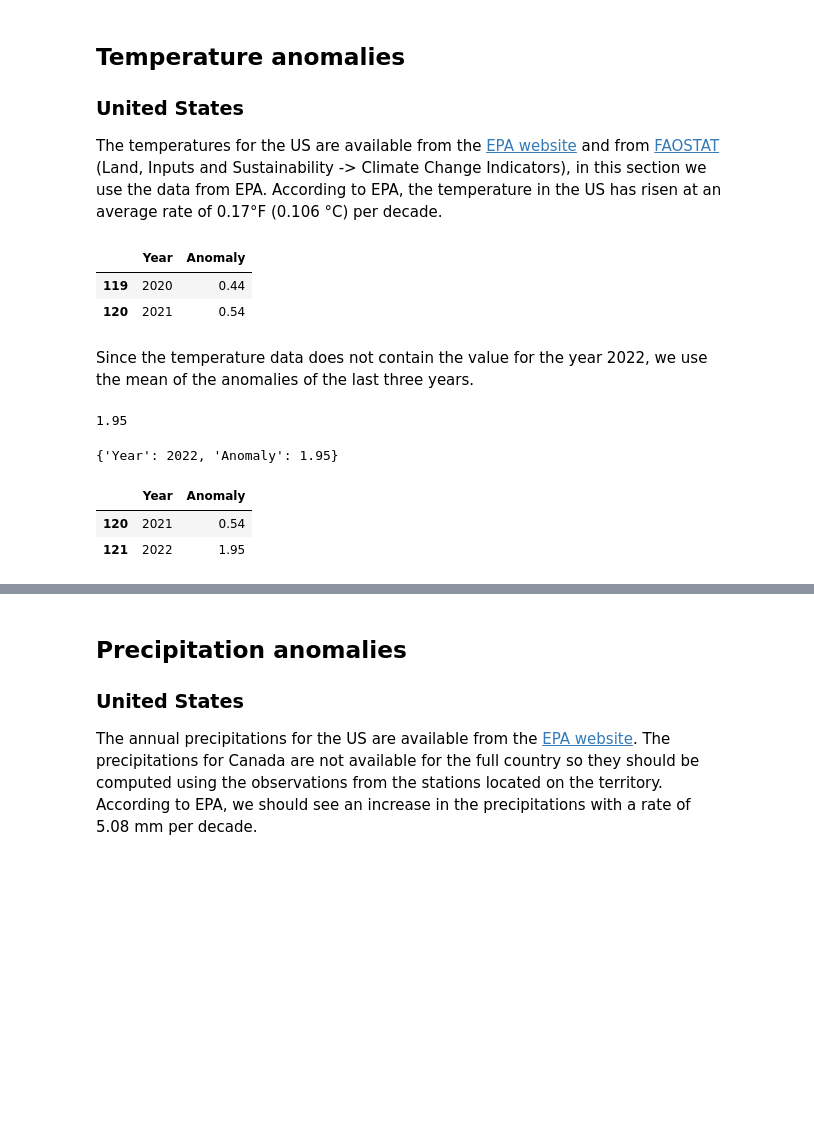
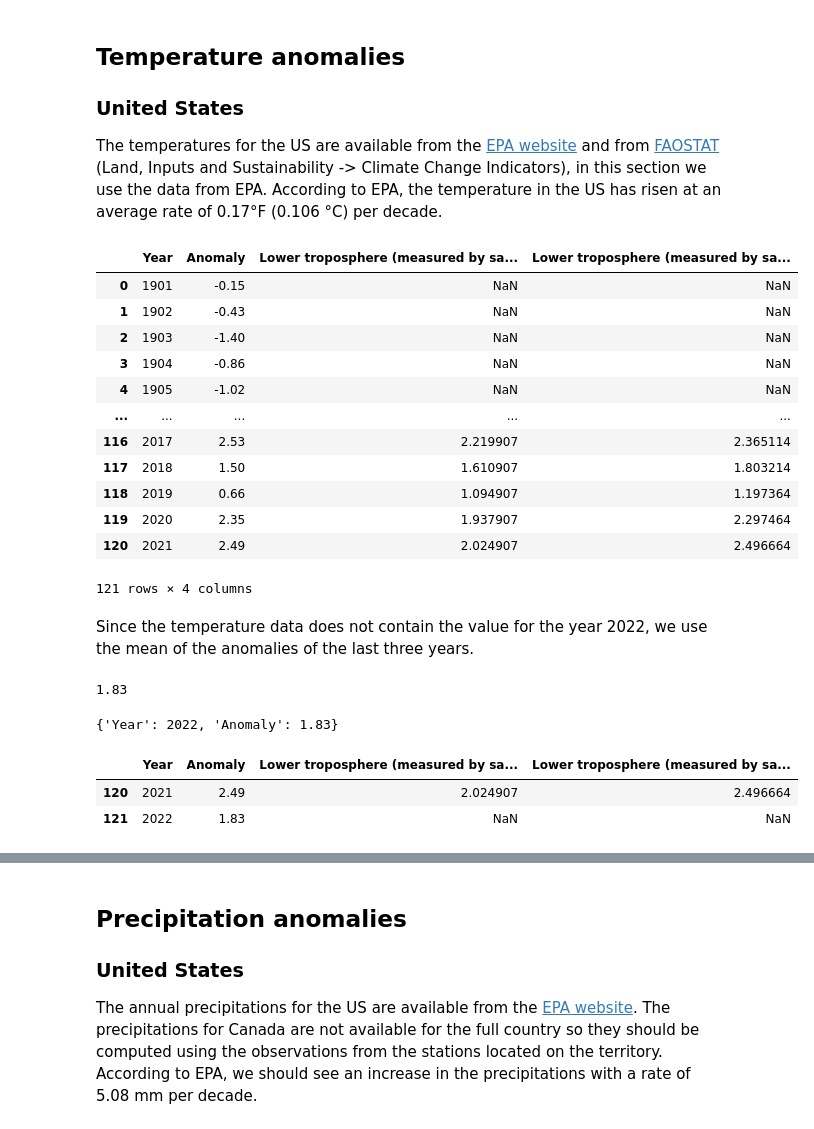
Before and after one commit to luigiselmi/climate, a Jupyter notebook: iia/fao/faostat_north_america.ipynb, the cells around one changed output, grey strips where cells are left out. Saved outputs shown, nothing was run; the diff lists cells and outputs as text; code cells hidden in the pictures; blank space fills up the shorter version.

```diff
--- a/iia/fao/faostat_north_america.ipynb
+++ b/iia/fao/faostat_north_america.ipynb
@@ -104,32 +105,42 @@ plt.legend(loc='upper left')
 ### United States
 The temperatures for the US are available from the [EPA website](https://www.epa.gov/climate-indicators/climate-change-indicators-us-and-global-temperature) and from [FAOSTAT](https://www.fao.org/faostat/en/#data/ET) (Land, Inputs and Sustainability -> Climate Change Indicators), in this section we use the data from EPA. According to EPA, the temperature in the US has risen at an average rate of 0.17°F (0.106 °C) per decade.
 # %%
-temperatures_us_path = 'data/EPA_temperature_US.csv'
-temperatures_us_df = pd.read_csv(precipitations_us_path, skiprows=6)
-temperatures_us_df.tail(2)
+temperatures_us_path = 'data/EPA_temperature_US_prepared.csv'
+temperatures_us_df = pd.read_csv(temperatures_us_path, skiprows=0)
+temperatures_us_df
 # %% [output]
-|  | Year | Anomaly |
-| 119 | 2020 | 0.44 |
-| 120 | 2021 | 0.54 |
+|  | Year | Anomaly | Lower troposphere (measured by sa... | Lower troposphere (measured by sa... |
+| 0 | 1901 | -0.15 | NaN | NaN |
+| 1 | 1902 | -0.43 | NaN | NaN |
+| 2 | 1903 | -1.40 | NaN | NaN |
+| 3 | 1904 | -0.86 | NaN | NaN |
+| 4 | 1905 | -1.02 | NaN | NaN |
+| ... | ... | ... | ... | ... |
+| 116 | 2017 | 2.53 | 2.219907 | 2.365114 |
+| 117 | 2018 | 1.50 | 1.610907 | 1.803214 |
+| 118 | 2019 | 0.66 | 1.094907 | 1.197364 |
+| 119 | 2020 | 2.35 | 1.937907 | 2.297464 |
+| 120 | 2021 | 2.49 | 2.024907 | 2.496664 |
+121 rows × 4 columns
 # %% [markdown]
 Since the temperature data does not contain the value for the year 2022, we use the mean of the anomalies of the last three years.
 # %%
 temperature_anomaly_2022 = round(temperatures_us_df['Anomaly'][-3:].mean(), 2)
 temperature_anomaly_2022
 # %% [output]
-1.95
+1.83
 # %%
 temperature_anomaly_2022_df = {'Year': 2022, 'Anomaly': temperature_anomaly_2022}
 temperature_anomaly_2022_df
 # %% [output]
-{'Year': 2022, 'Anomaly': 1.95}
+{'Year': 2022, 'Anomaly': 1.83}
 # %%
 temperatures_us_df.loc[temperatures_us_df.shape[0]] = temperature_anomaly_2022_df
 temperatures_us_df.tail(2)
 # %% [output]
-|  | Year | Anomaly |
-| 120 | 2021 | 0.54 |
-| 121 | 2022 | 1.95 |
+|  | Year | Anomaly | Lower troposphere (measured by sa... | Lower troposphere (measured by sa... |
+| 120 | 2021 | 2.49 | 2.024907 | 2.496664 |
+| 121 | 2022 | 1.83 | NaN | NaN |
 # %%
 temperatures_us_df.set_index(pd.date_range('1901', '2023', freq='Y'), inplace=True)
 temperatures_us_df.drop('Year', axis=1, inplace=True)
```
Also changed, not shown: parts of 11 cells of this notebook.
